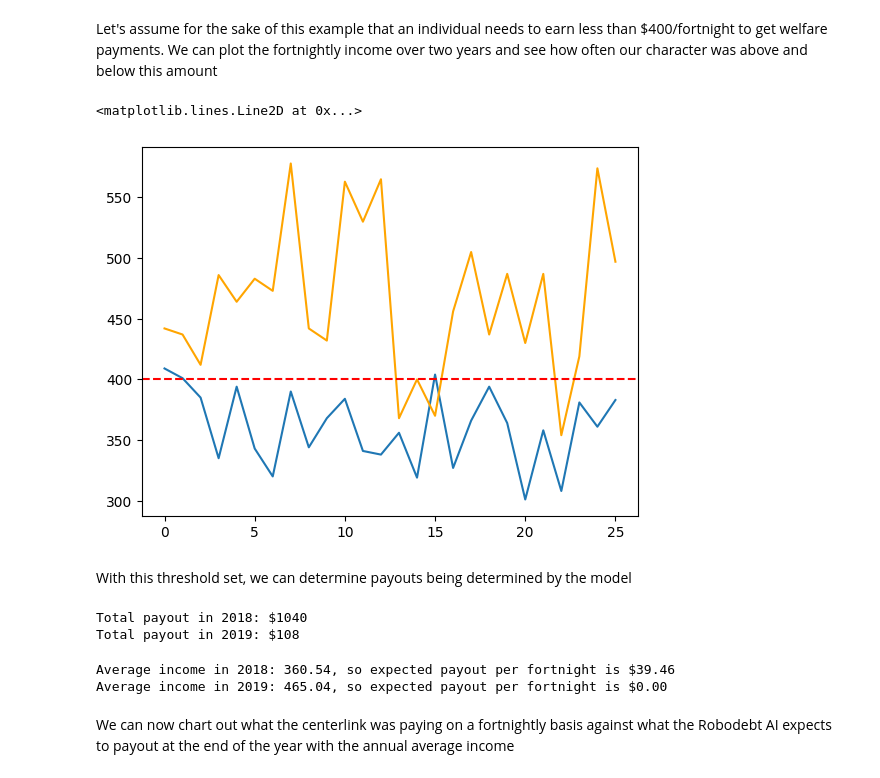
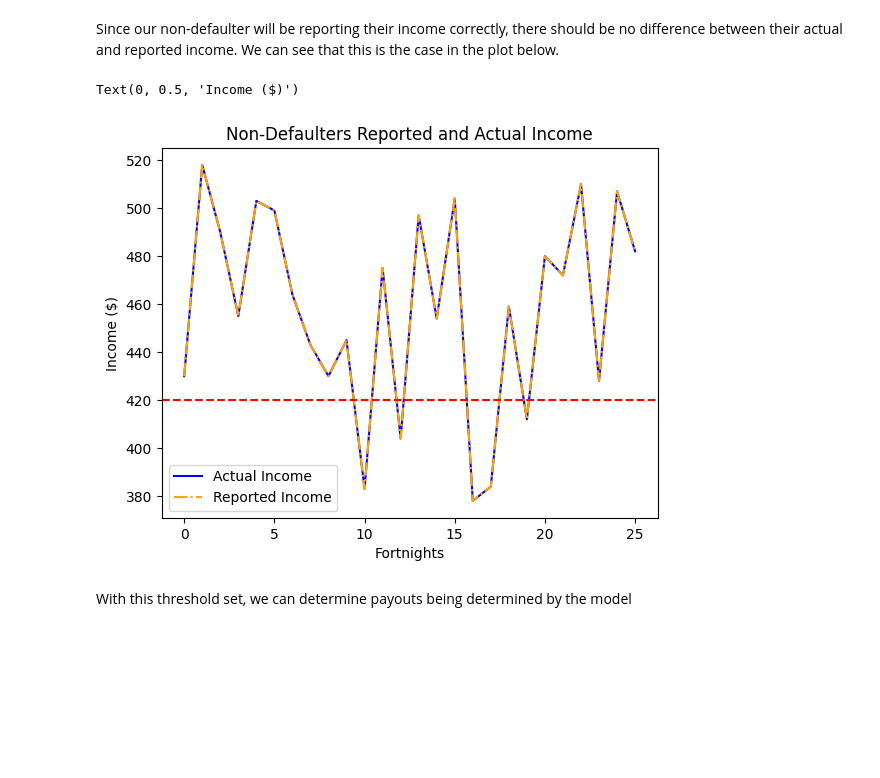
Before and after one commit to knarula2099/Robodebt_visualization, a Jupyter notebook: visualizations.ipynb, the cells around one changed output. Drawn from its saved outputs; the diff is of its cells as text; code cells hidden in the pictures; blank space fills up the shorter version.

```diff
--- a/visualizations.ipynb
+++ b/visualizations.ipynb
@@ -5,2 +7,3 @@ import numpy as np
 # %%
-fortnightly_incomes = pd.read_csv('fortnightly_income.csv')
+non_defaulter_incomes = pd.read_csv('non_defaulter_incomes.csv')
+non_defaulter_incomes
@@ -27,49 +28,18 @@ fortnightly_incomes
-# %% [markdown]
-Let's assume for the sake of this example that an individual needs to earn less than $400/fortnight to get welfare payments. We can plot the fortnightly income over two years and see how often our character was above and below this amount
+# %% [markdown]
+Since our non-defaulter will be reporting their income correctly, there should be no difference between their actual and reported income. We can see that this is the case in the plot below.
 # %%
 # Plot incomes over two years from the above dataframes. plot both 2018 and 2019
 # on the same plot. Use the following code to make the plot.
-plt.plot(fortnightly_incomes['2018'])
-plt.plot(fortnightly_incomes['2019'], color='orange')
+plt.plot(non_defaulter_incomes['actual_income'], color='blue', label = 'Actual Income')
+plt.plot(non_defaulter_incomes['reported_income'], color='orange', linestyle = '-.', label = 'Reported Income')
 #add a line to show a point for 400
-plt.axhline(y=400, color='r', linestyle='--')
+plt.axhline(y=420, color='r', linestyle='--')
+plt.title('Non-Defaulters Reported and Actual Income')
+plt.legend()
+plt.xlabel('Fortnights')
+plt.ylabel('Income ($)')
 # %% [output]
-<matplotlib.lines.Line2D at 0x...>
+Text(0, 0.5, 'Income ($)')
-[figure, old version]
+[figure, new version]
 # %% [markdown]
 With this threshold set, we can determine payouts being determined by the model
-# %%
-income_2018 = fortnightly_incomes['2018']
-payout_2018 = [400 - x if x < 400 else 0 for x in income_2018]
-income_2019 = fortnightly_incomes['2019']
-payout_2019 = [400 - x if x < 400 else 0 for x in income_2019]
-fortnightly_incomes['payout_2018'] = payout_2018
-fortnightly_incomes['payout_2019'] = payout_2019
-total_payout_2018 = sum(payout_2018)
-total_payout_2019 = sum(payout_2019)
-print('Total payout in 2018: ${}'.format(total_payout_2018))
-print('Total payout in 2019: ${}'.format(total_payout_2019))
-# %% [output]
-Total payout in 2018: $1040
-Total payout in 2019: $108
-# %%
-average_income_2018 = fortnightly_incomes['2018'].mean()
-average_income_2019 = fortnightly_incomes['2019'].mean()
-
-if average_income_2018 < 400:
-    expected_payout_2018 = 400 - average_income_2018
-else:
-    expected_payout_2018 = 0
-
-if average_income_2019 < 400:
-    expected_payout_2019 = 400 - average_income_2019
-else:
-    expected_payout_2019 = 0
-
-print('Average income in 2018: {average_income_2018:.2f}, so expected payout per fortnight is ${expected_payout_2018:.2f}'.format(average_income_2018=average_income_2018, expected_payout_2018=expected_payout_2018))
-print('Average income in 2019: {average_income_2019:.2f}, so expected payout per fortnight is ${expected_payout_2019:.2f}'.format(average_income_2019=average_income_2019, expected_payout_2019=expected_payout_2019))
-# %% [output]
-Average income in 2018: 360.54, so expected payout per fortnight is $39.46
-Average income in 2019: 465.04, so expected payout per fortnight is $0.00
-# %% [markdown]
-We can now chart out what the centerlink was paying on a fortnightly basis against what the Robodebt AI expects to payout at the end of the year with the annual average income
```
Also changed, not shown: parts of 20 cells of this notebook, 4 other files.
